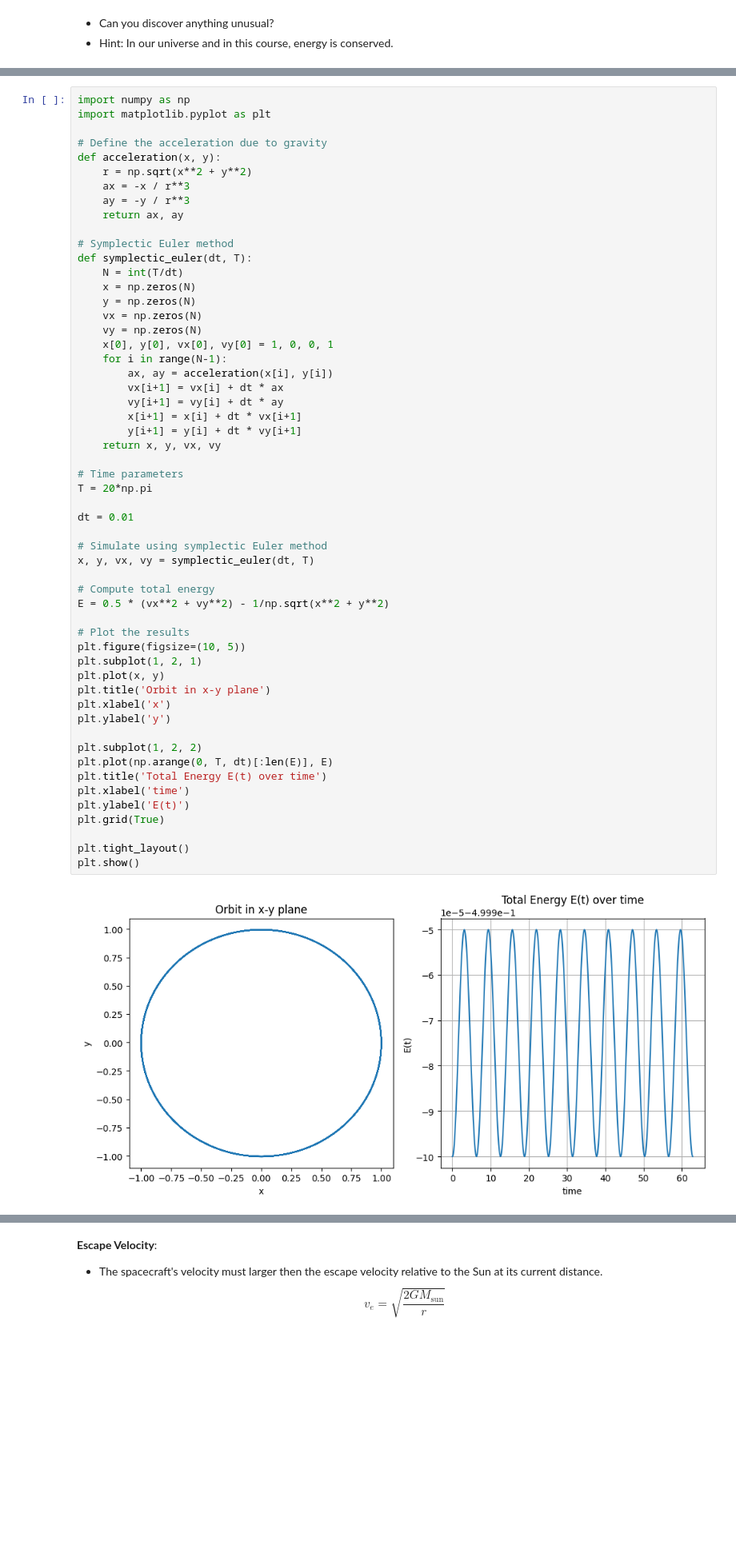
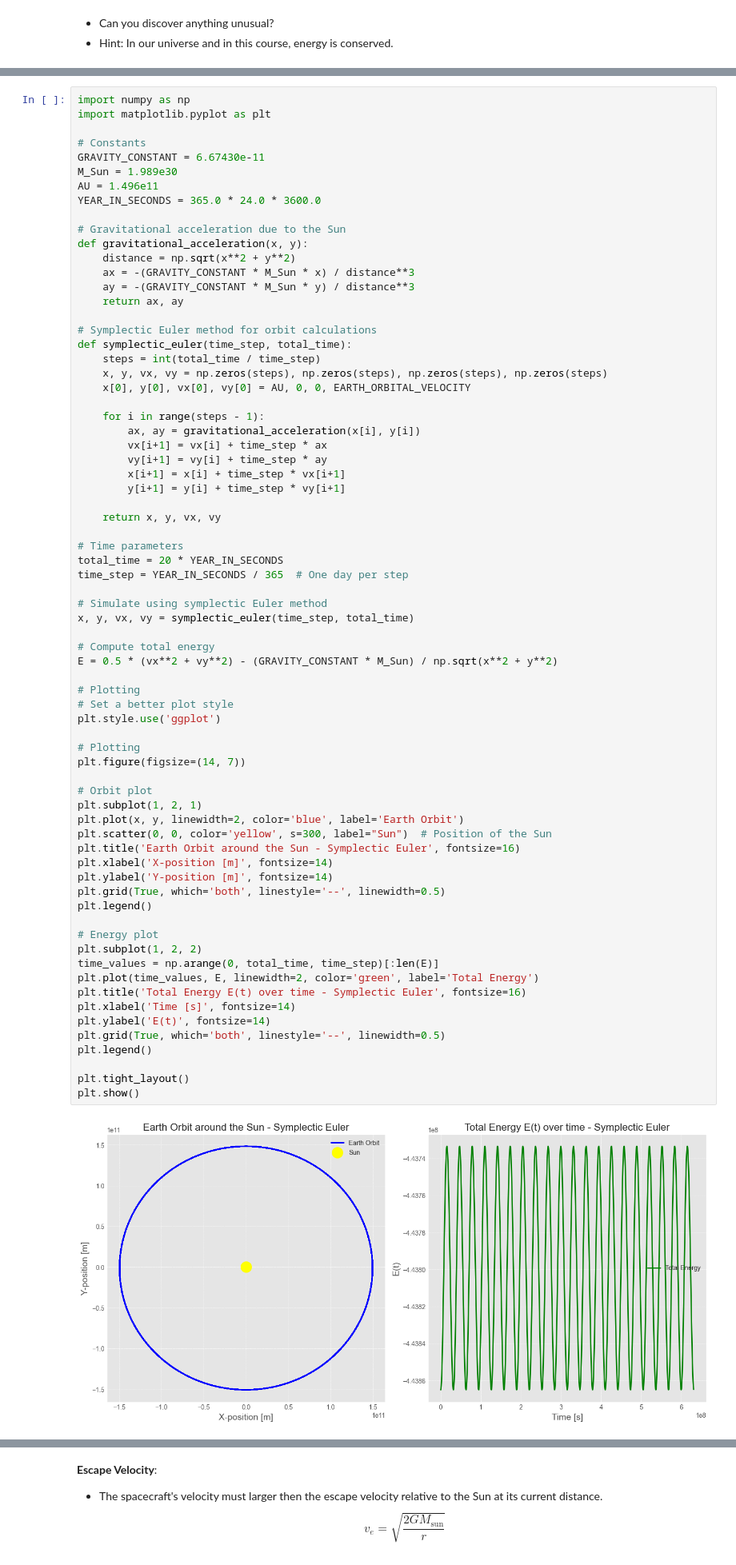
Before and after one commit to Fluntin/Numerical-Methods-ODE, a Jupyter notebook: ODE_Projekt_VillimPrpic.ipynb, the cells around one changed output, grey strips where cells are left out. Shown at 80% size. Cells and saved outputs as stored; diff of their text form; blank space fills up the shorter version.

```diff
--- a/ODE_Projekt_VillimPrpic.ipynb
+++ b/ODE_Projekt_VillimPrpic.ipynb
@@ -1295,57 +1407,73 @@ From the resulting plots, we shoul  observe the behavior of the planet's orbit a
 # %%
 import numpy as np
 import matplotlib.pyplot as plt
 
-# Define the acceleration due to gravity
-def acceleration(x, y):
-    r = np.sqrt(x**2 + y**2)
-    ax = -x / r**3
-    ay = -y / r**3
+# Constants
+GRAVITY_CONSTANT = 6.67430e-11
+M_Sun = 1.989e30
+AU = 1.496e11
+YEAR_IN_SECONDS = 365.0 * 24.0 * 3600.0
+
+# Gravitational acceleration due to the Sun
+def gravitational_acceleration(x, y):
+    distance = np.sqrt(x**2 + y**2)
+    ax = -(GRAVITY_CONSTANT * M_Sun * x) / distance**3
+    ay = -(GRAVITY_CONSTANT * M_Sun * y) / distance**3
     return ax, ay
 
-# Symplectic Euler method
-def symplectic_euler(dt, T):
-    N = int(T/dt)
-    x = np.zeros(N)
-    y = np.zeros(N)
-    vx = np.zeros(N)
-    vy = np.zeros(N)
-    x[0], y[0], vx[0], vy[0] = 1, 0, 0, 1
-    for i in range(N-1):
-        ax, ay = acceleration(x[i], y[i])
-        vx[i+1] = vx[i] + dt * ax
-        vy[i+1] = vy[i] + dt * ay
-        x[i+1] = x[i] + dt * vx[i+1]
-        y[i+1] = y[i] + dt * vy[i+1]
+# Symplectic Euler method for orbit calculations
+def symplectic_euler(time_step, total_time):
+    steps = int(total_time / time_step)
+    x, y, vx, vy = np.zeros(steps), np.zeros(steps), np.zeros(steps), np.zeros(steps)
+    x[0], y[0], vx[0], vy[0] = AU, 0, 0, EARTH_ORBITAL_VELOCITY
+
+    for i in range(steps - 1):
+        ax, ay = gravitational_acceleration(x[i], y[i])
+        vx[i+1] = vx[i] + time_step * ax
+        vy[i+1] = vy[i] + time_step * ay
+        x[i+1] = x[i] + time_step * vx[i+1]
+        y[i+1] = y[i] + time_step * vy[i+1]
+
     return x, y, vx, vy
 
 # Time parameters
-T = 20*np.pi
-
-dt = 0.01
+total_time = 20 * YEAR_IN_SECONDS
+time_step = YEAR_IN_SECONDS / 365  # One day per step
 
 # Simulate using symplectic Euler method
-x, y, vx, vy = symplectic_euler(dt, T)
+x, y, vx, vy = symplectic_euler(time_step, total_time)
 
 # Compute total energy
-E = 0.5 * (vx**2 + vy**2) - 1/np.sqrt(x**2 + y**2)
+E = 0.5 * (vx**2 + vy**2) - (GRAVITY_CONSTANT * M_Sun) / np.sqrt(x**2 + y**2)
 
-# Plot the results
-plt.figure(figsize=(10, 5))
+# Plotting
+# Set a better plot style
+plt.style.use('ggplot')
+
+# Plotting
+plt.figure(figsize=(14, 7))
+
+# Orbit plot
 plt.subplot(1, 2, 1)
-plt.plot(x, y)
-plt.title('Orbit in x-y plane')
-plt.xlabel('x')
-plt.ylabel('y')
+plt.plot(x, y, linewidth=2, color='blue', label='Earth Orbit')
+plt.scatter(0, 0, color='yellow', s=300, label="Sun")  # Position of the Sun
+plt.title('Earth Orbit around the Sun - Symplectic Euler', fontsize=16)
+plt.xlabel('X-position [m]', fontsize=14)
+plt.ylabel('Y-position [m]', fontsize=14)
+plt.grid(True, which='both', linestyle='--', linewidth=0.5)
+plt.legend()
 
+# Energy plot
 plt.subplot(1, 2, 2)
-plt.plot(np.arange(0, T, dt)[:len(E)], E)
-plt.title('Total Energy E(t) over time')
-plt.xlabel('time')
-plt.ylabel('E(t)')
-plt.grid(True)
+time_values = np.arange(0, total_time, time_step)[:len(E)]
+plt.plot(time_values, E, linewidth=2, color='green', label='Total Energy')
+plt.title('Total Energy E(t) over time - Symplectic Euler', fontsize=16)
+plt.xlabel('Time [s]', fontsize=14)
+plt.ylabel('E(t)', fontsize=14)
+plt.grid(True, which='both', linestyle='--', linewidth=0.5)
+plt.legend()
 
 plt.tight_layout()
 plt.show()
 # %% [output]
-[figure, old version]
+[figure, new version]
```
Also changed, not shown: parts of 21 cells of this notebook.
